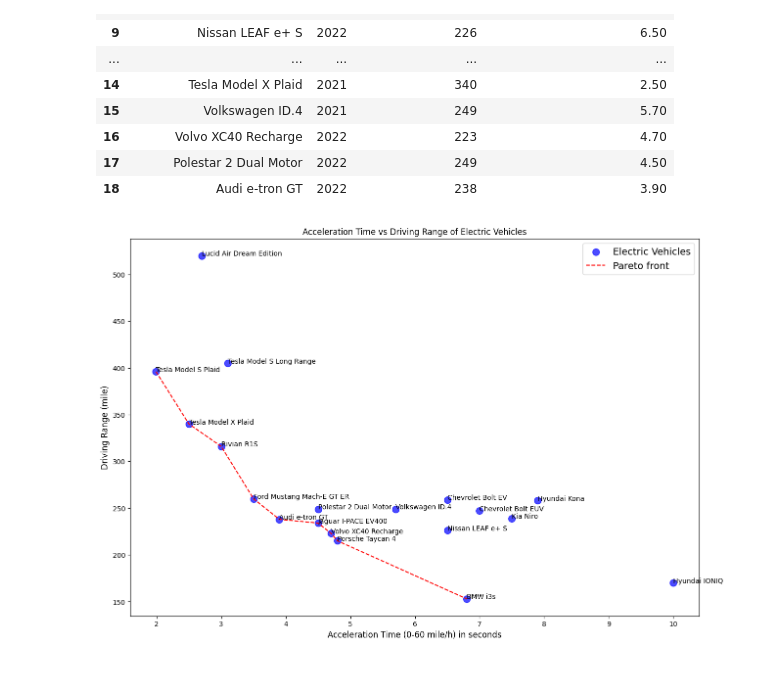
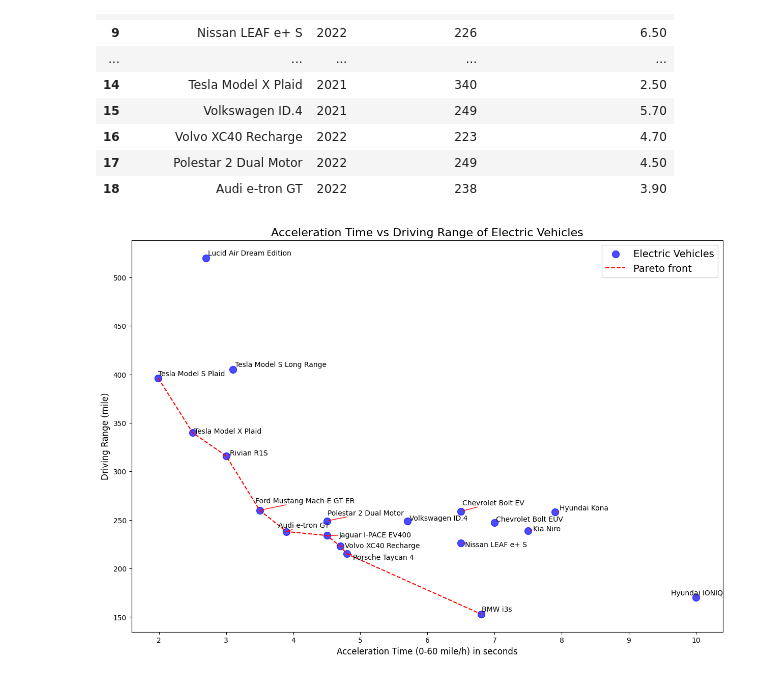
Before and after one commit to Optimization-Algorithms-Book/Code-Listings, a Jupyter notebook: Chapter 8/Extras/EV_Pareto_front.ipynb, the cells around one changed output. Drawn from its saved outputs; the diff is of its cells as text; code cells hidden in the pictures.

```diff
--- a/Chapter 8/Extras/EV_Pareto_front.ipynb
+++ b/Chapter 8/Extras/EV_Pareto_front.ipynb
@@ -57,36 +71,40 @@ acceleration_times =df['Acceleration time 0-60 (s)']
 plt.figure(figsize=(15, 10))
 plt.scatter(acceleration_times, driving_ranges, alpha=0.7, label='Electric Vehicles', c='blue', marker='o', s=100)
 
-# Add the vehicle models as text labels
+# Add the vehicle models as text labels and store them in a list for adjustment
+texts = []
 for i, model in enumerate(vehicle_models):
-    plt.annotate(model, (acceleration_times[i], driving_ranges[i]))
+    texts.append(plt.annotate(model, (acceleration_times[i], driving_ranges[i]), fontsize=10))  # Increased fontsize to 12
+
+# Adjust the text labels to avoid overlap
+adjust_text(texts, arrowprops=dict(arrowstyle='->', color='red'))
 
 # Find the Pareto front using a loop
 pareto_front = []
 for i, (x1, y1) in enumerate(zip(acceleration_times, driving_ranges)):
     is_pareto = True
     for j, (x2, y2) in enumerate(zip(acceleration_times, driving_ranges)):
         if x2 < x1 and y2 < y1:
             is_pareto = False
             break
     if is_pareto:
         pareto_front.append((x1, y1))
 
 # Sort the Pareto front by acceleration time
 pareto_front.sort(key=lambda x: x[0])
 
 # Add a dotted line connecting the Pareto points
 x_vals = [x[0] for x in pareto_front]
 y_vals = [x[1] for x in pareto_front]
 plt.plot(x_vals, y_vals, linestyle='--', color='red', label='Pareto front')
 
 # Set the x and y axis labels
 plt.xlabel('Acceleration Time (0-60 mile/h) in seconds', fontsize=12)
 plt.ylabel('Driving Range (mile)', fontsize=12)
-plt.title('Acceleration Time vs Driving Range of Electric Vehicles')
+plt.title('Acceleration Time vs Driving Range of Electric Vehicles', fontsize=16)
 plt.legend(fontsize=14)
 # plt.gca().invert_xaxis()  # Invert the x-axis as lower acceleration times are better
 plt.show()
-# plt.savefig('CH08_F13_Pareto_front.png', dpi=300)
+# plt.savefig('CH08_F12_Pareto_front.png', bbox_inches='tight',dpi=300)
 # %% [output]
-[figure, old version]
+[figure, new version]
```
Also changed, not shown: parts of 2 cells of this notebook.
